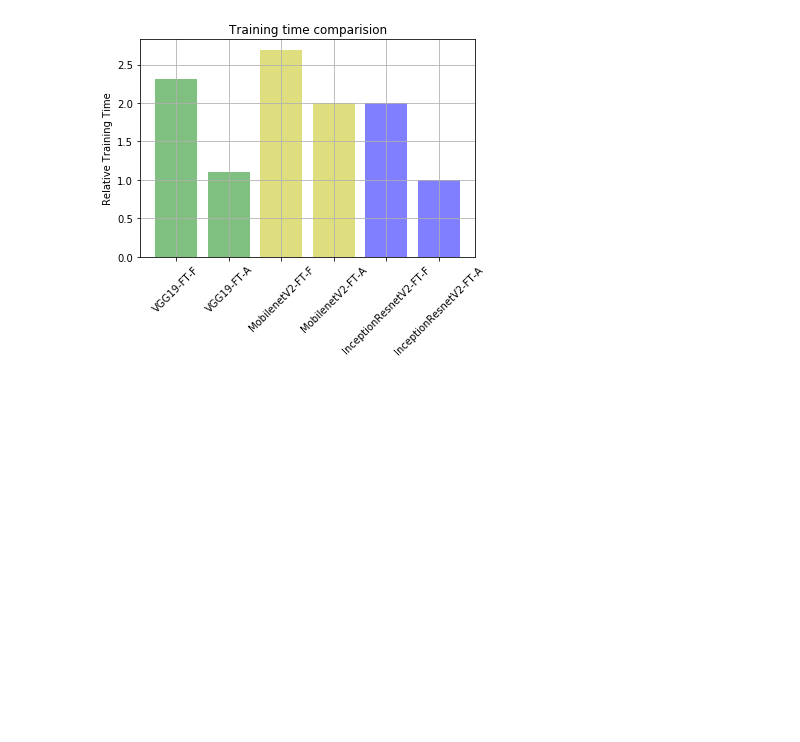
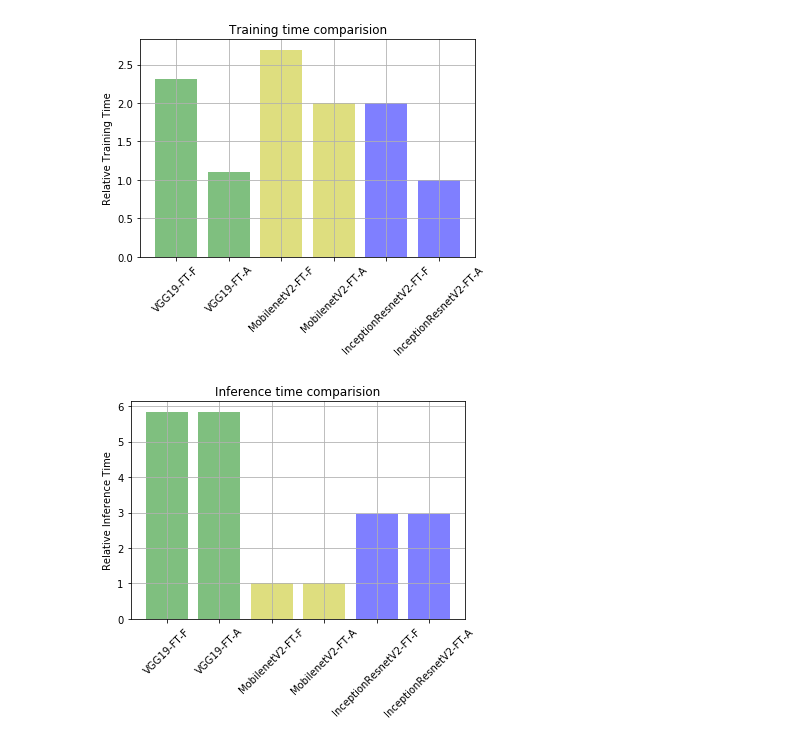
Before and after one commit to tutysara/mlnd-capstone-project, a Jupyter notebook: src/reports/report.ipynb, the cells around one changed output. Cells and saved outputs as stored; diff of their text form; code cells hidden in the pictures; blank space fills up the shorter version.

Commit message:
include inference time graph and result

```diff
--- a/src/reports/report.ipynb
+++ b/src/reports/report.ipynb
@@ -163,3 +163,20 @@ plt.savefig('../imgs/training_time_comparision.png')
 plt.show()
 # %% [output]
 [figure]
+# %%
+x_vals = ('VGG19-FT-F', 'VGG19-FT-A', 'MobilenetV2-FT-F', 'MobilenetV2-FT-A', 'InceptionResnetV2-FT-F', 'InceptionResnetV2-FT-A')
+y_pos = np.arange(len(x_vals))
+
+y_vals = [10.4, 10.4, 1.78, 1.78, 5.25, 5.26]
+min_value= min(y_vals)
+y_vals_normalized = [round(v/min_value, 3) for v in y_vals]
+colors = ['g', 'g', 'y', 'y', 'b', 'b']
+plt.bar(y_pos, y_vals_normalized, align='center', alpha=0.5, color=colors)
+plt.xticks(y_pos, x_vals, rotation=45)
+plt.ylabel('Relative Inference Time')
+plt.title('Inference time comparision')
+plt.grid(True)
+plt.savefig('../imgs/inference_time_comparision.png')
+plt.show()
+# %% [output]
+[figure, added]
```
Also changed, not shown: 4 other files.
